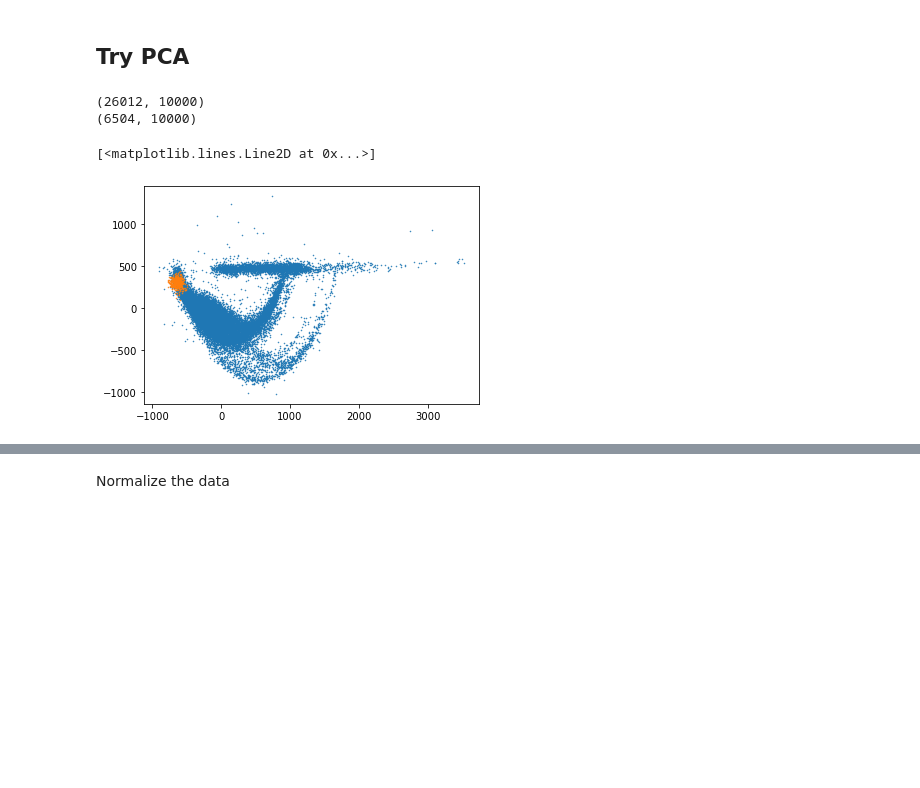
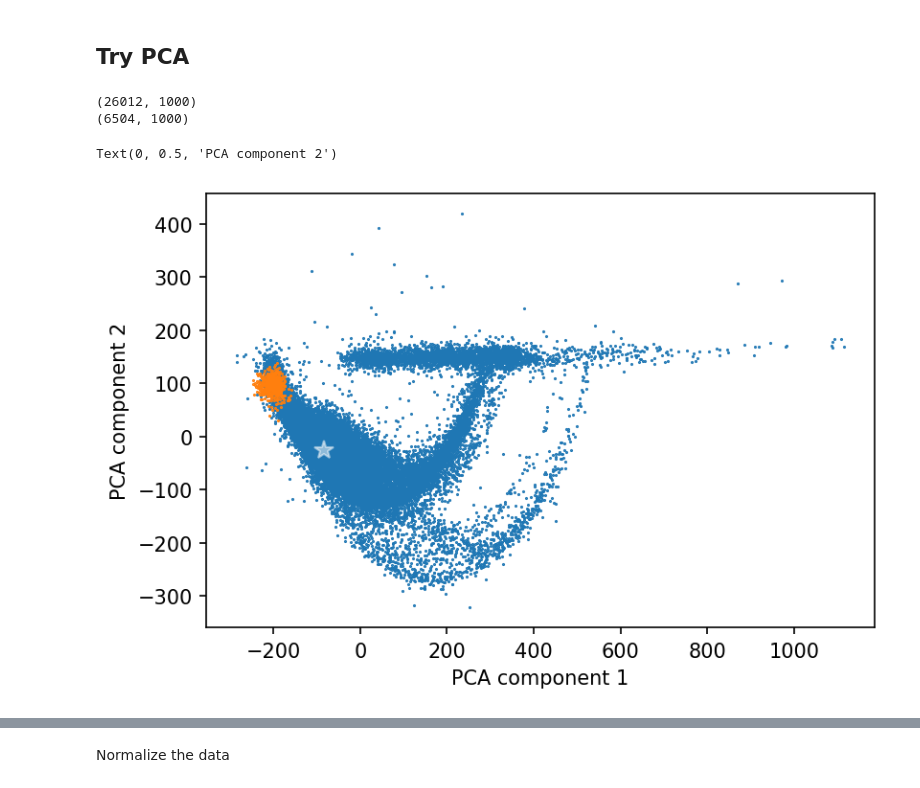
Before and after one commit to me-manu/fastespy, a Jupyter notebook: notebooks/raw-data-pca-keras-mlp.ipynb, the cells around one changed output, grey strips where cells are left out. Cells and saved outputs as stored; diff of their text form; code cells hidden in the pictures; blank space fills up the shorter version.

```diff
--- a/notebooks/raw-data-pca-keras-mlp.ipynb
+++ b/notebooks/raw-data-pca-keras-mlp.ipynb
@@ -113,7 +114,7 @@ print (result['type'].shape)  # n samples
 (40646, 10000)
 (40646,)
 # %%
-downsample = None # use only every n-th data point / decrease sampling frequency by this amount
+downsample = 10 # use only every n-th data point / decrease sampling frequency by this amount
 factor_x = 1e6  # seconds to micro seconds
 factor_y = 1e3 # V to mV
 # %%
@@ -155,13 +159,18 @@ X_test_pca = pca.transform(sd.X_test)
 print(X_train_pca.shape)
 print(X_val_pca.shape)
 # %% [output]
-(26012, 10000)
-(6504, 10000)
+(26012, 1000)
+(6504, 1000)
 # %%
+plt.figure(dpi=150)
 m = y_train
 plt.plot(X_train_pca[~m,0], X_train_pca[~m,1], ms=1., ls='none', marker='.')
 plt.plot(X_train_pca[m,0], X_train_pca[m,1], ms=1., ls='none', marker='.')
+
+plt.plot(X_train_pca[0,0], X_train_pca[0,1], ms=10., ls='none', marker='*', alpha=0.5, color="w")
+plt.xlabel("PCA component 1")
+plt.ylabel("PCA component 2")
 # %% [output]
-[<matplotlib.lines.Line2D at 0x...>]
+Text(0, 0.5, 'PCA component 2')
-[figure, old version]
+[figure, new version]
 # %%
```
Also changed, not shown: parts of 5 cells of this notebook, 3 other files.
